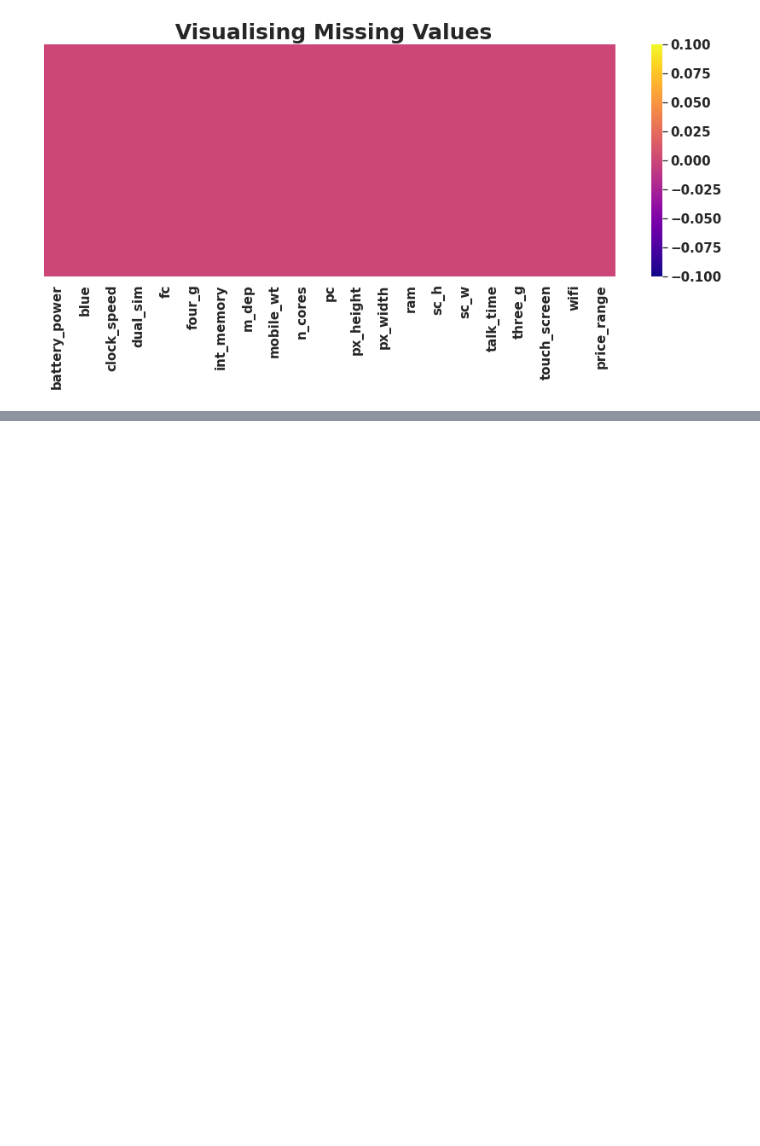
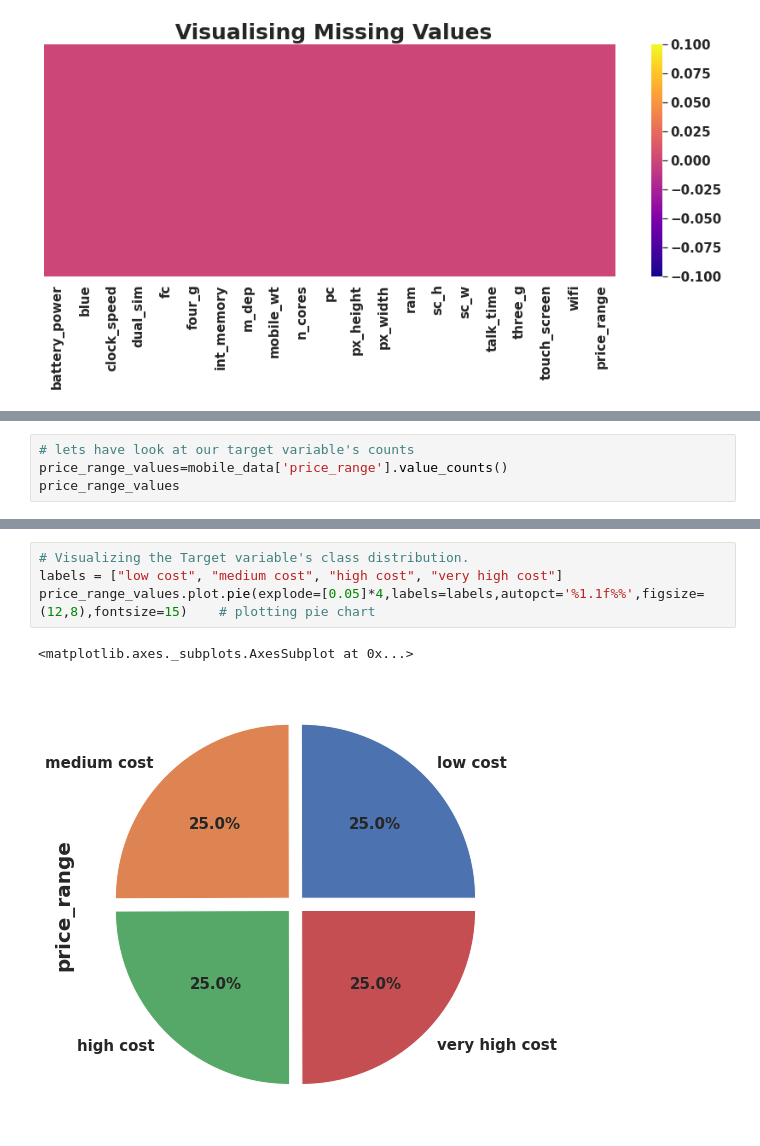
Before and after one commit to PremPatil0129/MobilePriceRangePrediction, a Jupyter notebook: MobilePriceRangePrediction.ipynb, the cells around one changed output, grey strips where cells are left out. Drawn from its saved outputs; the diff is of its cells as text; blank space fills up the shorter version.

```diff
--- a/MobilePriceRangePrediction.ipynb
+++ b/MobilePriceRangePrediction.ipynb
@@ -219,0 +231,4 @@ Text(0.5, 1.0, ' Visualising Missing Values')
+# %%
+# lets have look at our target variable's counts
+price_range_values=mobile_data['price_range'].value_counts()
+price_range_values
@@ -219,0 +249,7 @@ Text(0.5, 1.0, ' Visualising Missing Values')
+# %%
+# Visualizing the Target variable's class distribution.
+labels = ["low cost", "medium cost", "high cost", "very high cost"]
+price_range_values.plot.pie(explode=[0.05]*4,labels=labels,autopct='%1.1f%%',figsize=(12,8),fontsize=15)    # plotting pie chart
+# %% [output]
+<matplotlib.axes._subplots.AxesSubplot at 0x...>
+[figure, added]
```
Also changed, not shown: parts of 15 cells of this notebook.
